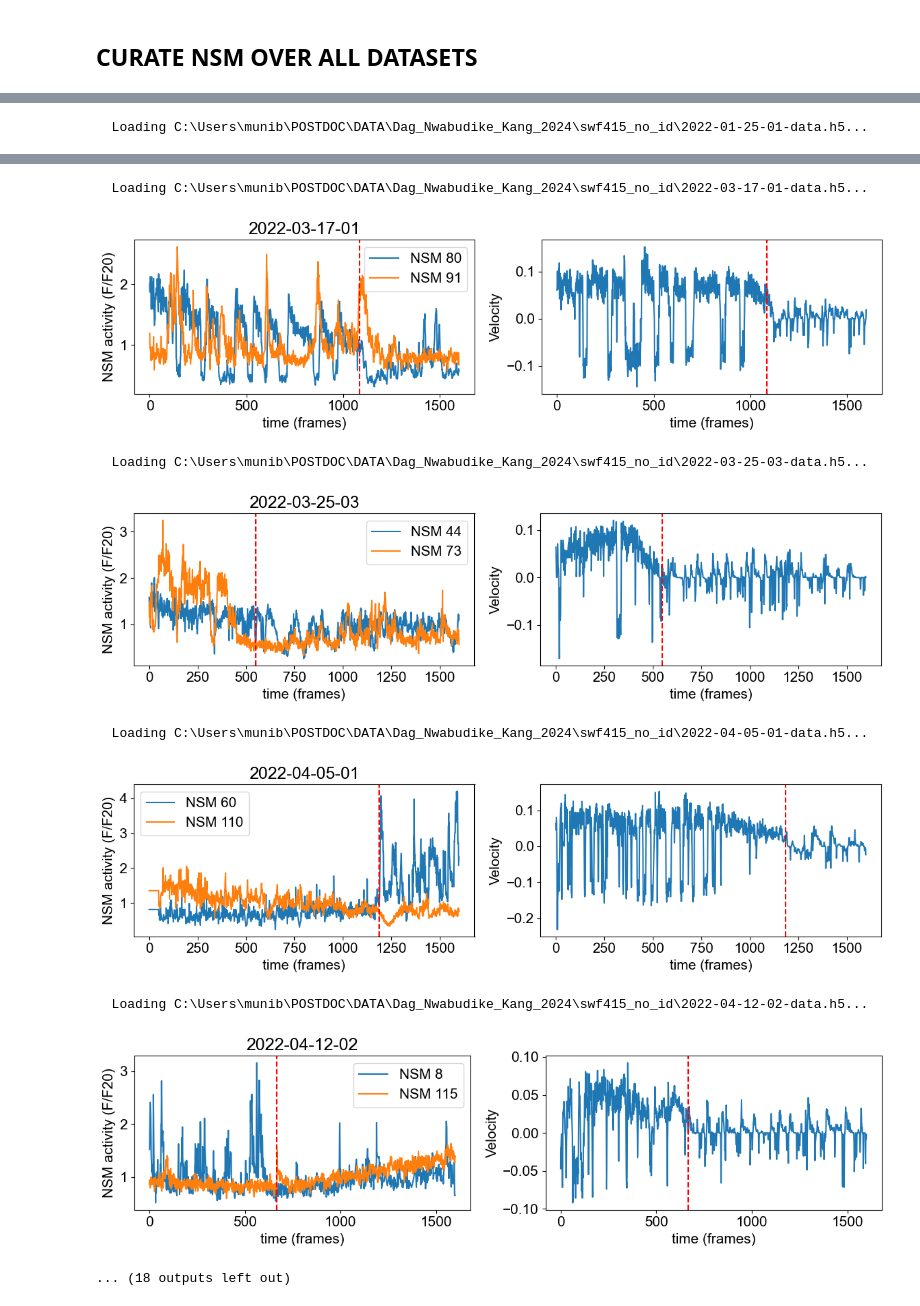
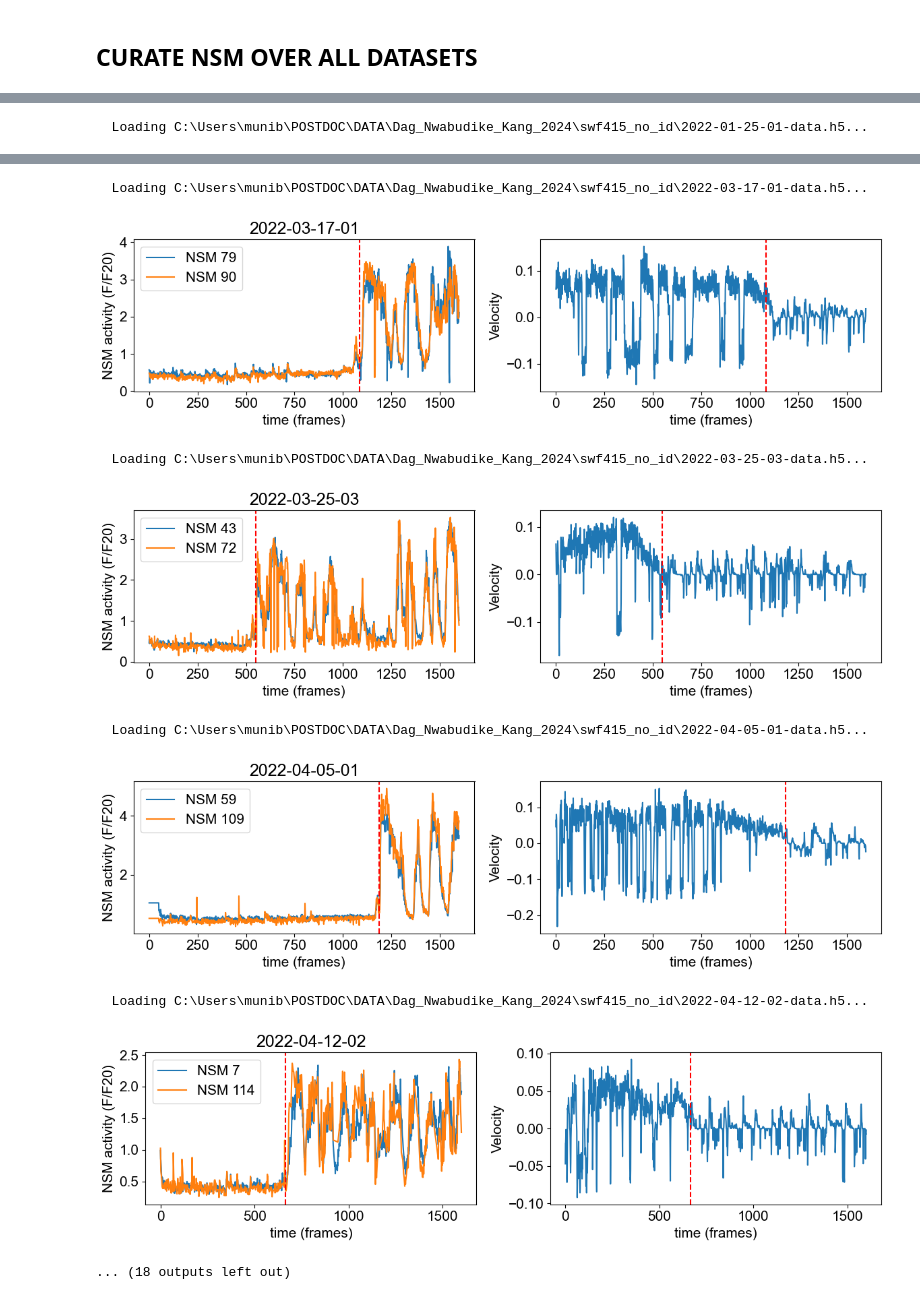
Before and after one commit to MunibH/Dag_Nwabudike_Kang_2025, a Jupyter notebook: main.ipynb, the cells around one changed output, grey strips where cells are left out. Saved outputs shown, nothing was run; the diff lists cells and outputs as text; code cells hidden in the pictures.

```diff
--- a/main.ipynb
+++ b/main.ipynb
@@ -10,7 +10,7 @@ data_pth = r'C:\Users\munib\POSTDOC\DATA\Dag_Nwabudike_Kang_2024\swf415_no_id' #
 
 # data_pth = r'C:\Users\munib\POSTDOC\DATA\Dag_Nwabudike_Kang_2024\swf702_with_id' # these are data with only on-food time points, but with neuron ID labels
 
-nsm_idx = 75
+nsm_idx = 74 # was 75 in candy's julia notebook, which is 1 based, but in python we start counting from 0, so we need to subtract 1
 
 uid = '2022-04-05-01-data.h5'
 
@@ -106,10 +110,11 @@ for swf in swf_pth:
         plt.subplot(1, 2, 1)
 
         if '702' in swf:
-            nsm_idx = 75
+            nsm_idx = 74
             plt.plot(data['gcamp']['traces_array_F_F20'][:, nsm_idx], label=f'NSM {nsm_idx}')
         else:
-            nsm_idx = data['gcamp']['idx_nsm']
+            nsm_idx = data['gcamp']['idx_nsm'] - 1
+            # nsm_idx = 74
             # if nsm_idx is a list, plot all traces
             if isinstance(nsm_idx, (list, np.ndarray)):
                 for idx in nsm_idx:
@@ -129,6 +134,7 @@ for swf in swf_pth:
 
         plt.subplot(1, 2, 2)
         plt.plot(data['behavior']['velocity'])
+        # plt.plot(data['behavior']['pumping'])
         try:
             plt.axvline(data['timing']['time_food_encounter'], color='red', linestyle='--')
         except:
@@ -147,9 +153,9 @@ Processing swf415_no_id dataset...
   Loading C:\Users\munib\POSTDOC\DATA\Dag_Nwabudike_Kang_2024\swf415_no_id\2022-03-17-01-data.h5...
-[figure, old version]
+[figure, new version]
   Loading C:\Users\munib\POSTDOC\DATA\Dag_Nwabudike_Kang_2024\swf415_no_id\2022-03-25-03-data.h5...
-[figure, old version]
+[figure, new version]
   Loading C:\Users\munib\POSTDOC\DATA\Dag_Nwabudike_Kang_2024\swf415_no_id\2022-04-05-01-data.h5...
-[figure, old version]
+[figure, new version]
   Loading C:\Users\munib\POSTDOC\DATA\Dag_Nwabudike_Kang_2024\swf415_no_id\2022-04-12-02-data.h5...
-[figure, old version]
+[figure, new version]
 ... (18 outputs left out)
```
Also changed, not shown: parts of 2 cells of this notebook.
